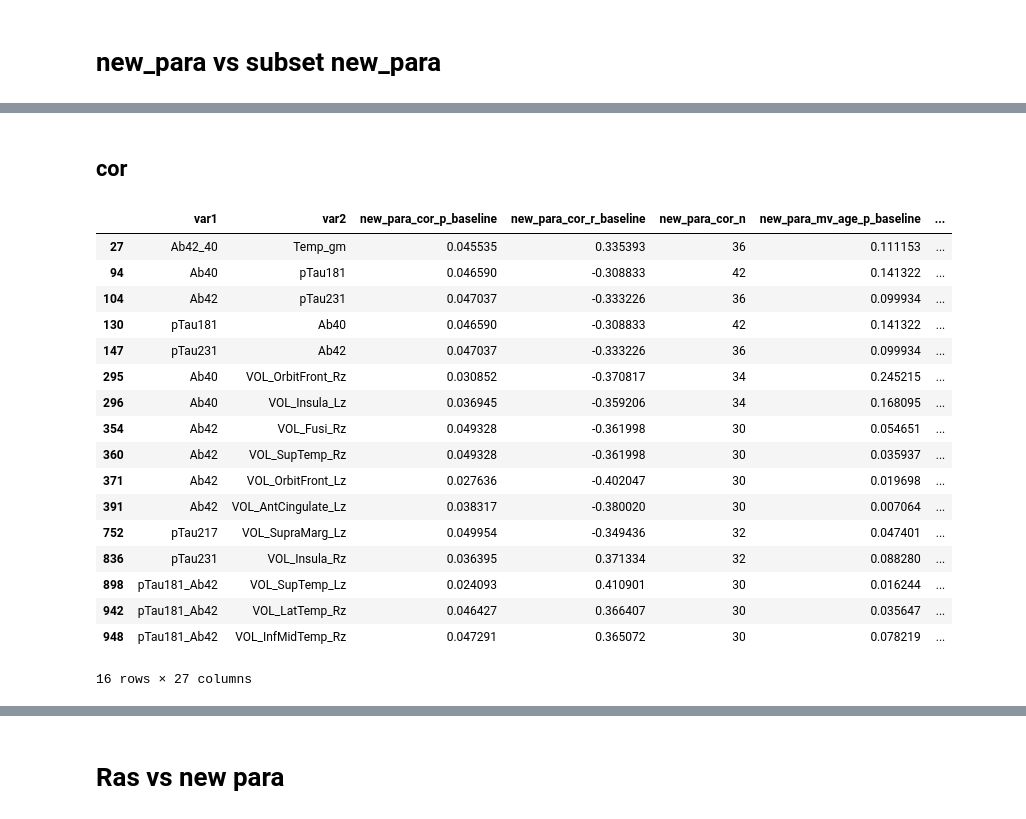
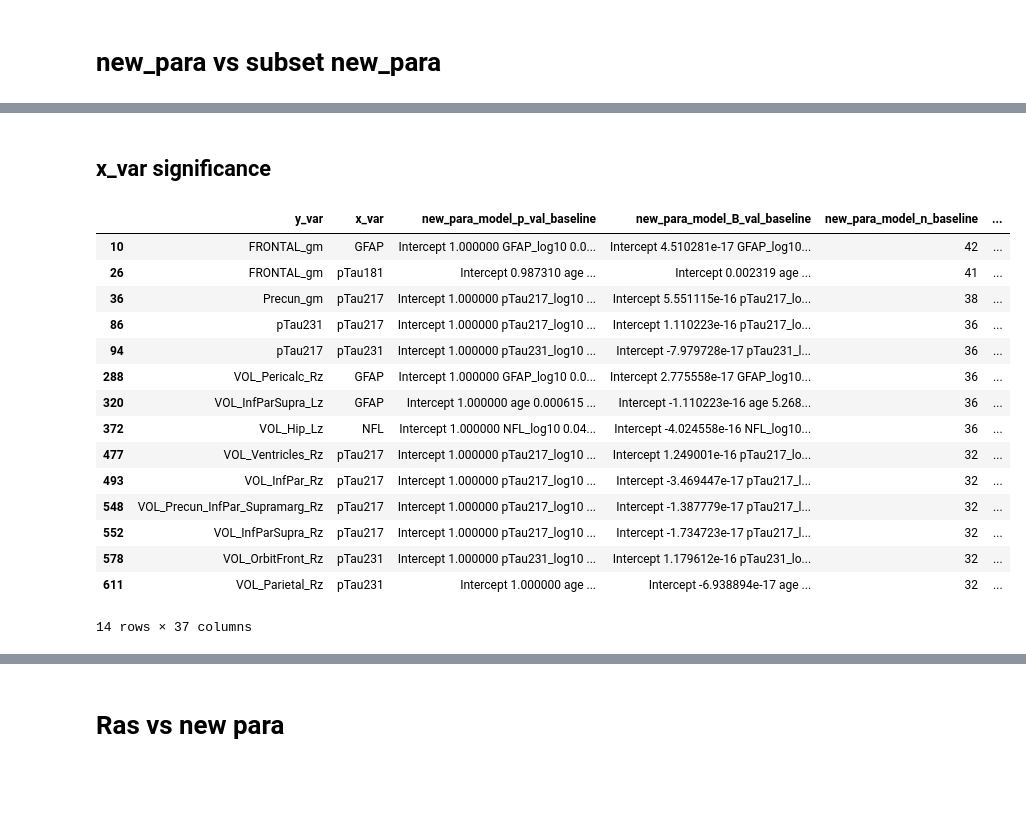
Before and after one commit to lnkoenig/ptau-217-and-FDG-PET-AD---official-copy, a Jupyter notebook: 06_FDG_plasma_rr_comparisons.ipynb, the cells around one changed output, grey strips where cells are left out. Saved outputs shown, nothing was run; the diff lists cells and outputs as text; code cells hidden in the pictures; blank space fills up the shorter version.

Commit message:
update comparisons of analyses using different FDG reference region to new models that include convariates if significant

```diff
--- a/06_FDG_plasma_rr_comparisons.ipynb
+++ b/06_FDG_plasma_rr_comparisons.ipynb
@@ -48,0 +40,20 @@ rename_columns = ['cor_p_baseline', 'cor_r_baseline', 'cor_n',
+# %%
+x_var_list = ['Ab42_40', 'GFAP', 'NFL', 'pTau181', 'pTau217', 'pTau231']
+y_var_list = ['RASref1_gm', 'Paracentral_gm', 'Ab42_log10', 'pTau181_Ab42_log10', 'Ab40_log10']
+results_composite = results_composite[results_composite['x_var'].isin(x_var_list) & ~results_composite['y_var'].isin(y_var_list)]
+results_pons = results_pons[results_pons['x_var'].isin(x_var_list) & ~results_pons['y_var'].isin(y_var_list)]
+results_para = results_para[results_para['x_var'].isin(x_var_list) & ~results_para['y_var'].isin(y_var_list)]
+results_new_para = results_new_para[results_new_para['x_var'].isin(x_var_list) & ~results_new_para['y_var'].isin(y_var_list)]
+results_ras = results_ras[results_ras['x_var'].isin(x_var_list) & ~results_ras['y_var'].isin(y_var_list)]
+results_subset_new_para = results_subset_new_para[results_subset_new_para['x_var'].isin(x_var_list) & ~results_subset_new_para['y_var'].isin(y_var_list)]
+#results_orig_new_para = results_orig_new_para[results_orig_new_para['x_var'].isin(x_var_list) & ~results_orig_new_para['y_var'].isin(y_var_list)]
+# %%
+rename_columns = ['model_p_val_baseline', 'model_B_val_baseline',
+'model_n_baseline',
+       'model_p_val_Intercept', 'model_B_val_Intercept',
+       'model_p_val_x_var', 'model_B_val_x_var',
+        'model_p_val_age','model_B_val_age',
+       'model_p_val_Education_years', 'model_B_val_Education_years',
+       'model_p_val_sex[T.M]', 'model_B_val_sex[T.M]',
+        'model_p_val_apoe4_carrier[T.Yes]', 'model_B_val_apoe4_carrier[T.Yes]',
+         'model_p_val_race[T.White/NH]', 'model_B_val_race[T.White/NH]']
@@ -281,24 +205,22 @@ new_para_new_para
-# %% [markdown]
-## cor
+# %% [markdown]
+## x_var significance
 # %%
-new_para_new_para[(new_para_new_para['new_para_cor_p_baseline'] < 0.05) & (new_para_new_para['subset_new_para_cor_p_baseline'] >= 0.05)]
+new_para_new_para[(new_para_new_para['new_para_model_p_val_x_var'] < 0.05) & (new_para_new_para['subset_new_para_model_p_val_x_var'] >= 0.05)]
 # %% [output]
-|  | var1 | var2 | new_para_cor_p_baseline | new_para_cor_r_baseline | new_para_cor_n | new_para_mv_age_p_baseline | ... |
-| 27 | Ab42_40 | Temp_gm | 0.045535 | 0.335393 | 36 | 0.111153 | ... |
-| 94 | Ab40 | pTau181 | 0.046590 | -0.308833 | 42 | 0.141322 | ... |
-| 104 | Ab42 | pTau231 | 0.047037 | -0.333226 | 36 | 0.099934 | ... |
-| 130 | pTau181 | Ab40 | 0.046590 | -0.308833 | 42 | 0.141322 | ... |
-| 147 | pTau231 | Ab42 | 0.047037 | -0.333226 | 36 | 0.099934 | ... |
-| 295 | Ab40 | VOL_OrbitFront_Rz | 0.030852 | -0.370817 | 34 | 0.245215 | ... |
-| 296 | Ab40 | VOL_Insula_Lz | 0.036945 | -0.359206 | 34 | 0.168095 | ... |
-| 354 | Ab42 | VOL_Fusi_Rz | 0.049328 | -0.361998 | 30 | 0.054651 | ... |
-| 360 | Ab42 | VOL_SupTemp_Rz | 0.049328 | -0.361998 | 30 | 0.035937 | ... |
-| 371 | Ab42 | VOL_OrbitFront_Lz | 0.027636 | -0.402047 | 30 | 0.019698 | ... |
-| 391 | Ab42 | VOL_AntCingulate_Lz | 0.038317 | -0.380020 | 30 | 0.007064 | ... |
-| 752 | pTau217 | VOL_SupraMarg_Lz | 0.049954 | -0.349436 | 32 | 0.047401 | ... |
-| 836 | pTau231 | VOL_Insula_Rz | 0.036395 | 0.371334 | 32 | 0.088280 | ... |
-| 898 | pTau181_Ab42 | VOL_SupTemp_Lz | 0.024093 | 0.410901 | 30 | 0.016244 | ... |
-| 942 | pTau181_Ab42 | VOL_LatTemp_Rz | 0.046427 | 0.366407 | 30 | 0.035647 | ... |
-| 948 | pTau181_Ab42 | VOL_InfMidTemp_Rz | 0.047291 | 0.365072 | 30 | 0.078219 | ... |
+|  | y_var | x_var | new_para_model_p_val_baseline | new_para_model_B_val_baseline | new_para_model_n_baseline | ... |
+| 10 | FRONTAL_gm | GFAP | Intercept 1.000000 GFAP_log10 0.0... | Intercept 4.510281e-17 GFAP_log10... | 42 | ... |
+| 26 | FRONTAL_gm | pTau181 | Intercept 0.987310 age ... | Intercept 0.002319 age ... | 41 | ... |
+| 36 | Precun_gm | pTau217 | Intercept 1.000000 pTau217_log10 ... | Intercept 5.551115e-16 pTau217_lo... | 38 | ... |
+| 86 | pTau231 | pTau217 | Intercept 1.000000 pTau217_log10 ... | Intercept 1.110223e-16 pTau217_lo... | 36 | ... |
+| 94 | pTau217 | pTau231 | Intercept 1.000000 pTau231_log10 ... | Intercept -7.979728e-17 pTau231_l... | 36 | ... |
+| 288 | VOL_Pericalc_Rz | GFAP | Intercept 1.000000 GFAP_log10 0.0... | Intercept 2.775558e-17 GFAP_log10... | 36 | ... |
+| 320 | VOL_InfParSupra_Lz | GFAP | Intercept 1.000000 age 0.000615 ... | Intercept -1.110223e-16 age 5.268... | 36 | ... |
+| 372 | VOL_Hip_Lz | NFL | Intercept 1.000000 NFL_log10 0.04... | Intercept -4.024558e-16 NFL_log10... | 36 | ... |
+| 477 | VOL_Ventricles_Rz | pTau217 | Intercept 1.000000 pTau217_log10 ... | Intercept 1.249001e-16 pTau217_lo... | 32 | ... |
+| 493 | VOL_InfPar_Rz | pTau217 | Intercept 1.000000 pTau217_log10 ... | Intercept -3.469447e-17 pTau217_l... | 32 | ... |
+| 548 | VOL_Precun_InfPar_Supramarg_Rz | pTau217 | Intercept 1.000000 pTau217_log10 ... | Intercept -1.387779e-17 pTau217_l... | 32 | ... |
+| 552 | VOL_InfParSupra_Rz | pTau217 | Intercept 1.000000 pTau217_log10 ... | Intercept -1.734723e-17 pTau217_l... | 32 | ... |
+| 578 | VOL_OrbitFront_Rz | pTau231 | Intercept 1.000000 pTau231_log10 ... | Intercept 1.179612e-16 pTau231_lo... | 32 | ... |
+| 611 | VOL_Parietal_Rz | pTau231 | Intercept 1.000000 age ... | Intercept -6.938894e-17 age ... | 32 | ... |
-16 rows × 27 columns
+14 rows × 37 columns
 # %%
```
Also changed, not shown: parts of 151 cells of this notebook.
